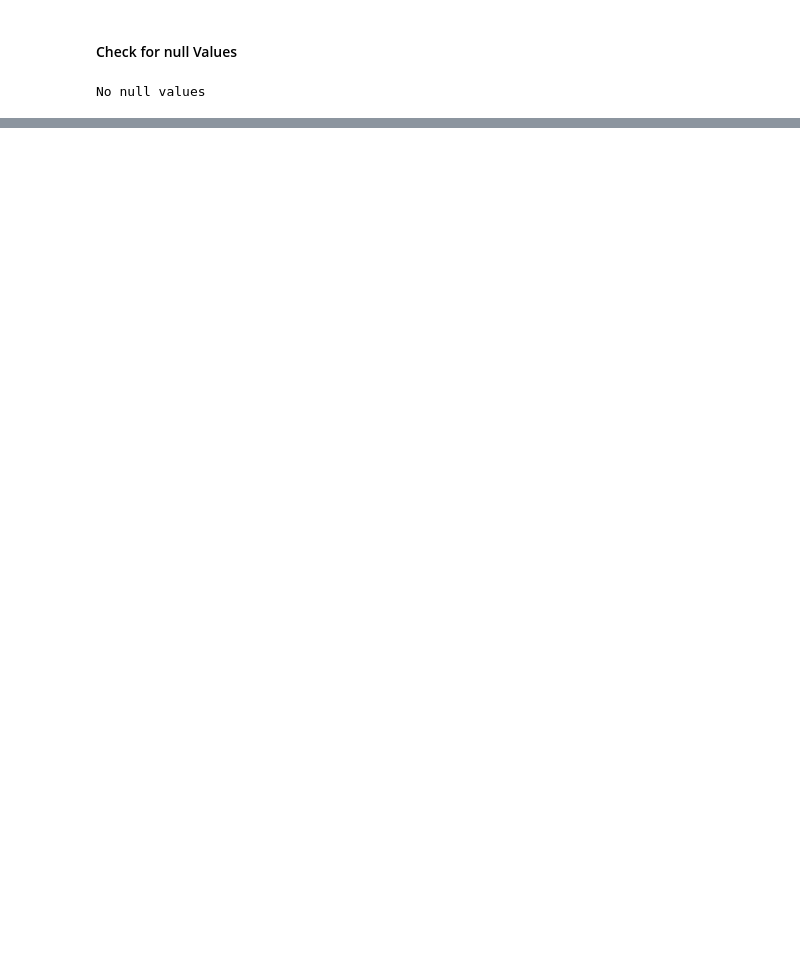
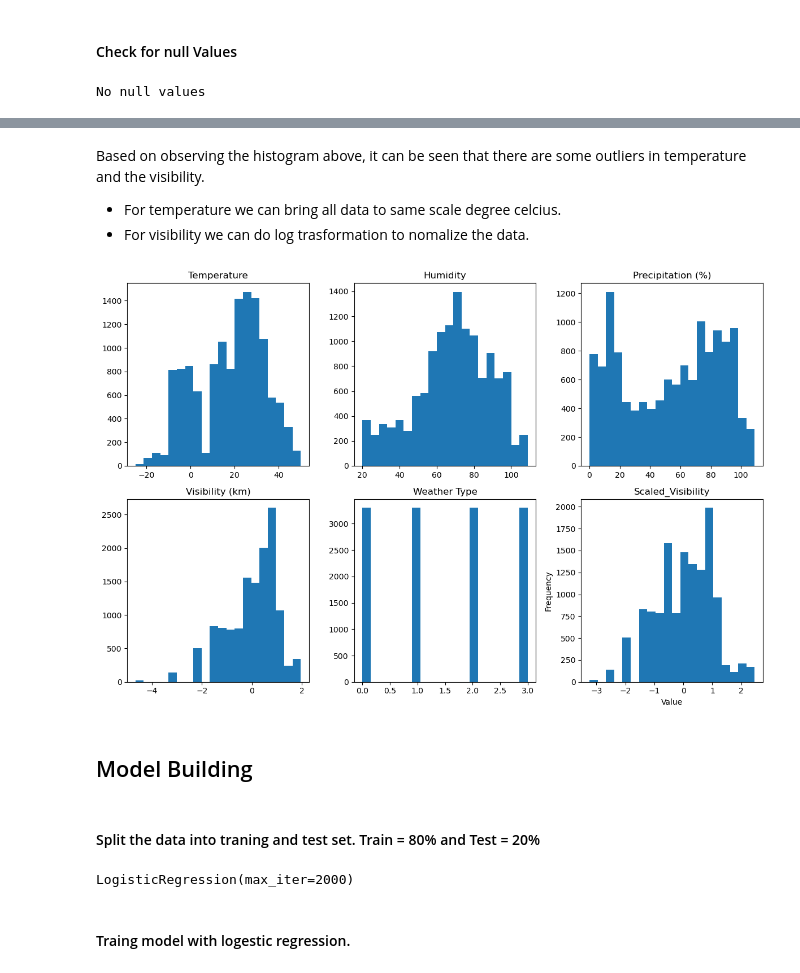
Before and after one commit to hrishi2893/ai-ml-masters, a Jupyter notebook: semester-1/machine-learning/assignment-1/group_142_problem_statement_6.ipynb, the cells around one changed output, grey strips where cells are left out. Cells and saved outputs as stored; diff of their text form; code cells hidden in the pictures; blank space fills up the shorter version.

Commit message:
logistic regression

```diff
--- a/semester-1/machine-learning/assignment-1/group_142_problem_statement_6.ipynb
+++ b/semester-1/machine-learning/assignment-1/group_142_problem_statement_6.ipynb
@@ -172,0 +216,23 @@ No null values
+# %% [markdown]
+Based on observing the histogram above, it can be seen that there are some outliers in temperature and the visibility.
+ - For temperature we can bring all data to same scale degree celcius.
+ - For visibility we can do log trasformation to nomalize the data.
+# %%
+weather_data_copy['Temperature'] = weather_data_copy['Temperature'].apply(lambda x: (x - 32) * 5/9 if x > 50 else x)
+weather_data_copy['Visibility (km)'] = np.log(weather_data_copy['Visibility (km)'] + 1)
+
+# Initialize the scaler
+scaler = StandardScaler()
+
+# Fit and transform the Visibility data
+weather_data_copy['Visibility (km)'] = scaler.fit_transform(weather_data_copy[['Visibility (km)']])
+weather_data_copy.hist(bins=20, figsize=(12, 8), layout=(2, 3), grid=False)
+# Naming the axes
+plt.xlabel('Value')
+plt.ylabel('Frequency')
+plt.tight_layout()
+plt.show()
+# %% [output]
+[figure, added]
+# %% [markdown]
+## Model Building
@@ -172,0 +246,8 @@ No null values
+# %% [markdown]
+#### Split the data into traning and test set. Train = 80% and Test = 20%
+# %%
+X_train, X_test, y_train, y_test = train_test_split(X,y, test_size =0.2)
+# %% [output]
+LogisticRegression(max_iter=2000)
+# %% [markdown]
+#### Traing model with logestic regression.
```
Also changed, not shown: parts of 11 cells of this notebook.
